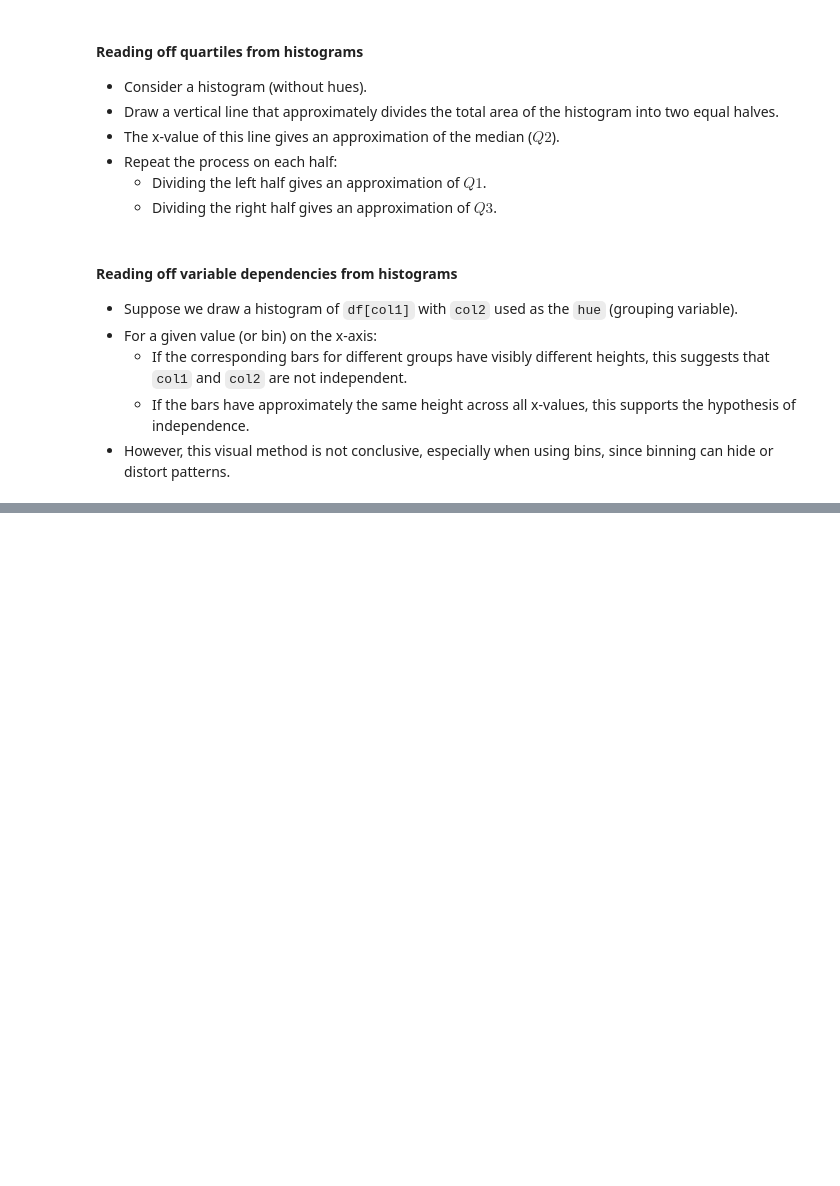
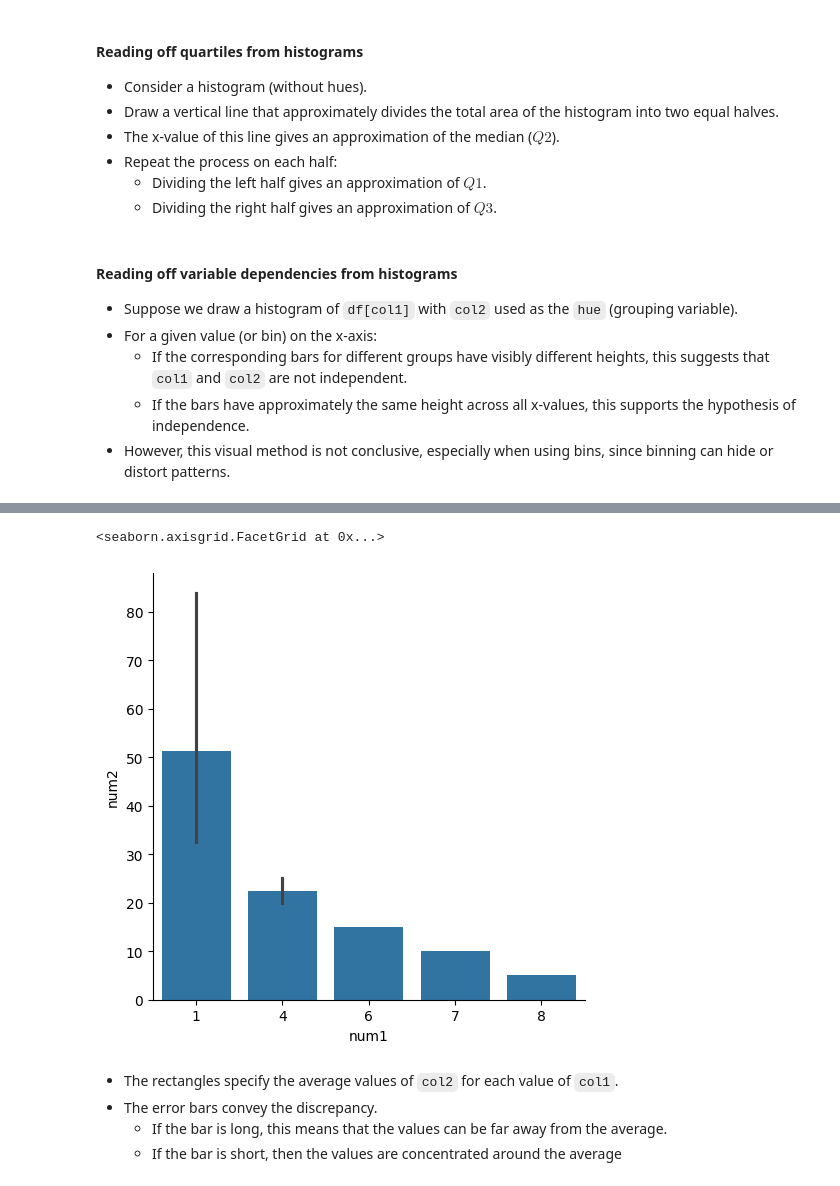
Before and after one commit to F-Badger/l2, a Jupyter notebook: COMP2271 Data Science/Data Cleaning and Analytics.ipynb, the cells around one changed output, grey strips where cells are left out. Saved outputs shown, nothing was run; the diff lists cells and outputs as text; code cells hidden in the pictures; blank space fills up the shorter version.

```diff
--- a/COMP2271 Data Science/Data Cleaning and Analytics.ipynb
+++ b/COMP2271 Data Science/Data Cleaning and Analytics.ipynb
@@ -1871,0 +1935,14 @@ Note that the overlap of bars in the layer mode may change the colours of bars.
+# %%
+import matplotlib.pyplot as plt
+import numpy as np
+import pandas as pd
+import seaborn as sns
+
+test_dict={
+    'key1': ['a','b','a','a','a','b','a','b','b'],
+    'key2': ['c','c','c','c','d','d','d','d','c'],
+    'num1':[1,1,1,1,4,4,6,7,8],
+    'num2':[40,35,30,100,25,20,15,10,5]
+}
+pd_test=pd.DataFrame(test_dict)
+pd_test
@@ -1871,0 +1960,10 @@ Note that the overlap of bars in the layer mode may change the colours of bars.
+# %%
+sns.catplot(data=pd_test,x="num1",y="num2",kind='bar')
+# %% [output]
+<seaborn.axisgrid.FacetGrid at 0x...>
+[figure, added]
+# %% [markdown]
+- The rectangles specify the average values of `col2` for each value of `col1`.
+- The error bars convey the discrepancy.
+  - If the bar is long, this means that the values can be far away from the average.
+  - If the bar is short, then the values are concentrated around the average
```
Also changed, not shown: parts of 22 cells of this notebook, 3 other files.
